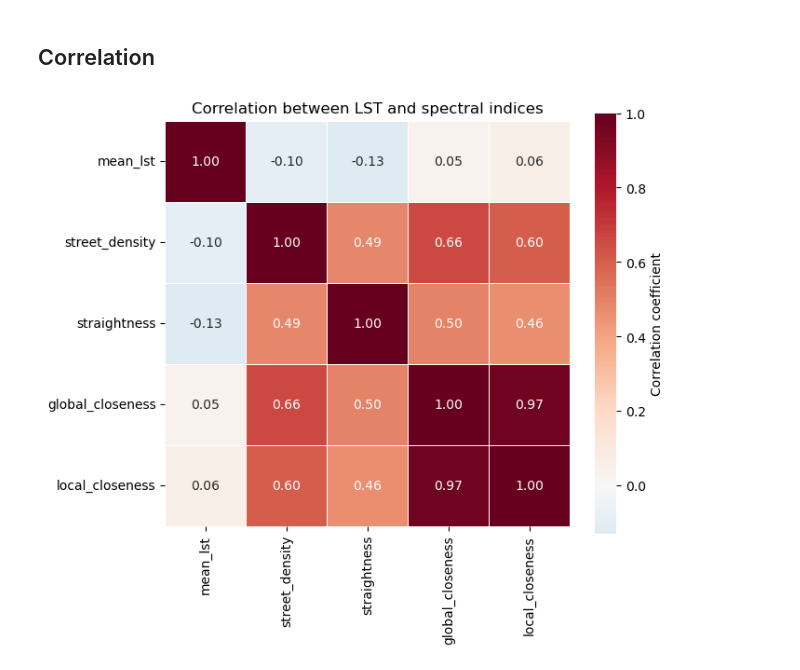
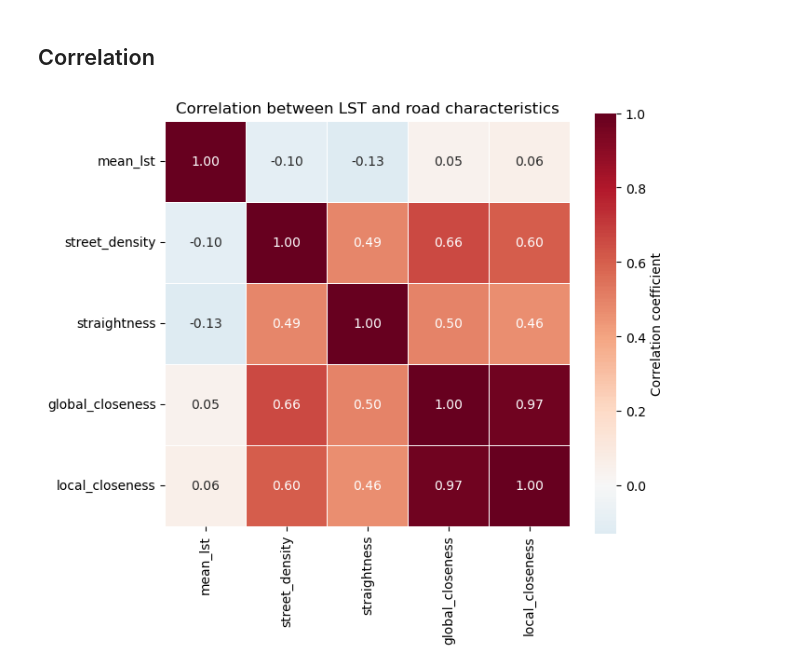
Before and after one commit to EllenB/lstroad2, a Jupyter notebook: notebooks/05_merging_lst_band_10_road_bangalore.ipynb, the cells around one changed output. Cells and saved outputs as stored; diff of their text form; code cells hidden in the pictures.

Commit message:
typo in the corr files for merging roads

```diff
--- a/notebooks/05_merging_lst_band_10_road_bangalore.ipynb
+++ b/notebooks/05_merging_lst_band_10_road_bangalore.ipynb
@@ -606,21 +606,21 @@ corr = vars_df.corr(method="pearson")
 # %%
 corr_path_indices = IMAGES_DIR / 'corr_road_bangalore.png'
 plt.figure(figsize=(7, 6))
 
 sns.heatmap(
     corr,
     annot=True,
     fmt=".2f",
     cmap="RdBu_r",
     center=0,
     square=True,
     linewidths=0.5,
     cbar_kws={"label": "Correlation coefficient"}
 )
 
-plt.title("Correlation between LST and spectral indices")
+plt.title("Correlation between LST and road characteristics")
 plt.tight_layout()
 plt.savefig(corr_path_indices, dpi=300, bbox_inches="tight")
 plt.show()
 # %% [output]
-[figure, old version]
+[figure, new version]
```
Also changed, not shown: parts of 4 cells of this notebook, 1 other file.
